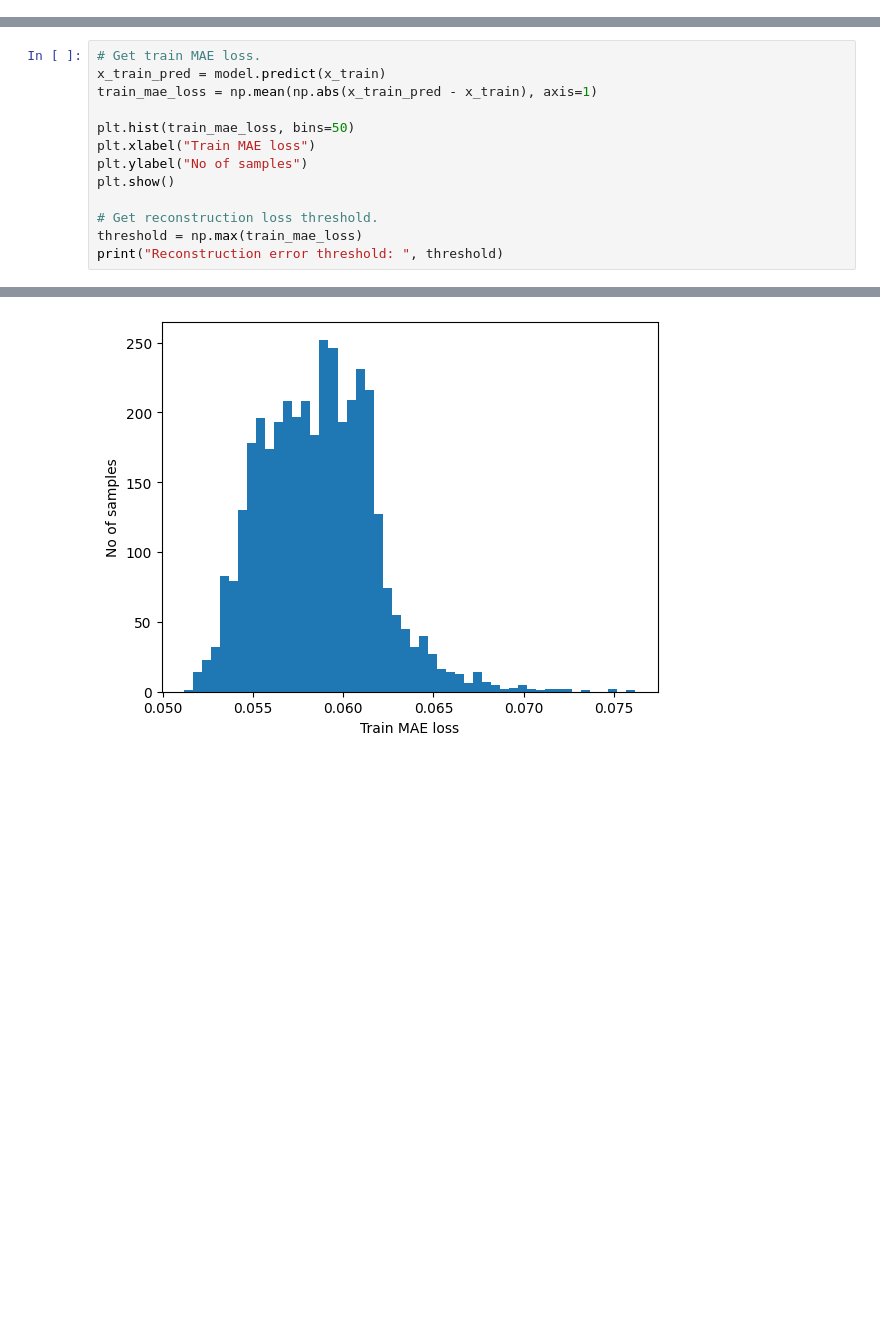
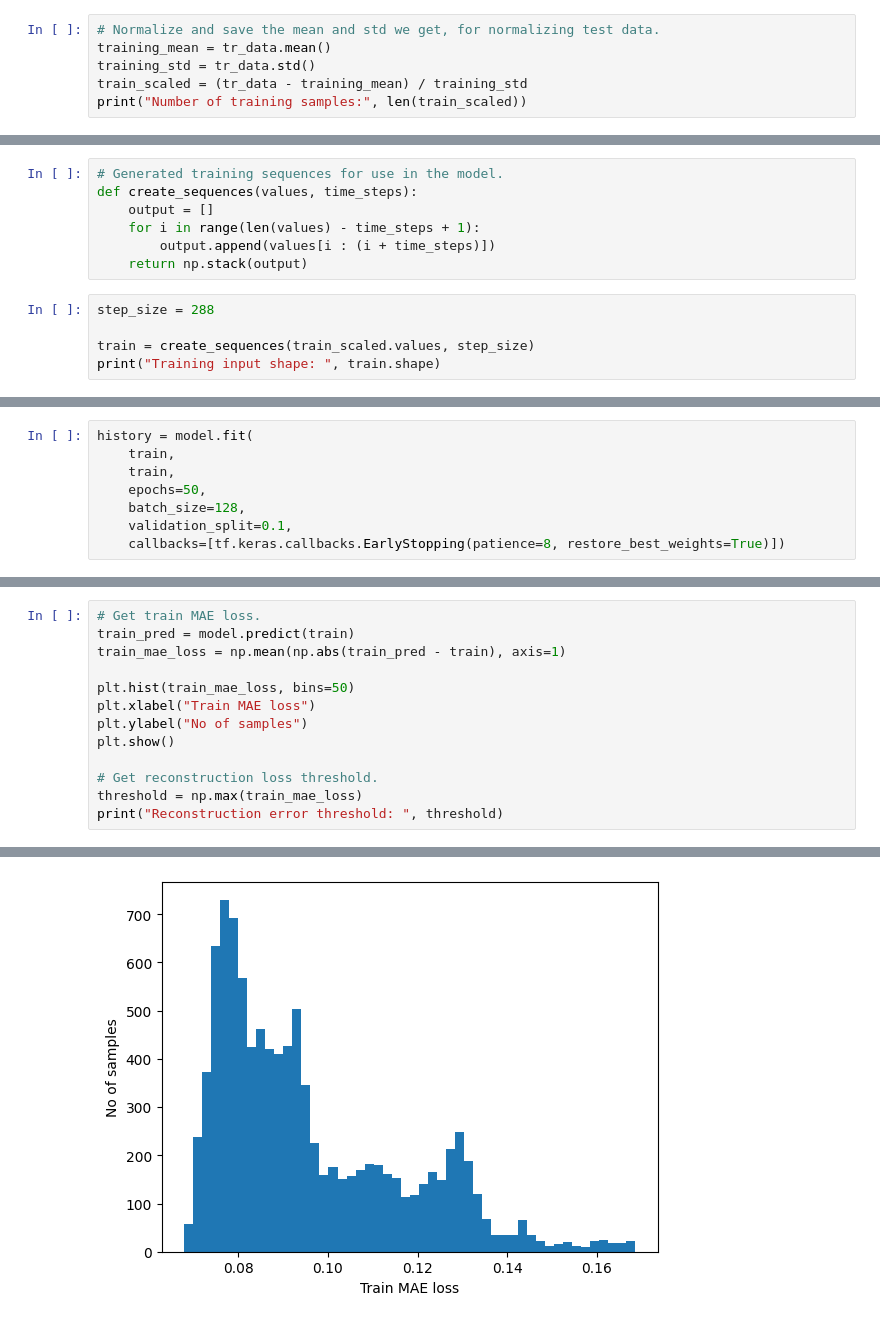
Before and after one commit to anjalianand10/VariationalAutoencodersForAnomalyDetection, a Jupyter notebook: window.ipynb, the cells around one changed output, grey strips where cells are left out. Drawn from its saved outputs; the diff is of its cells as text; blank space fills up the shorter version.

```diff
--- a/window.ipynb
+++ b/window.ipynb
@@ -254,0 +51,6 @@ Let's plot training and validation loss to see how the training went.
+# %%
+# Normalize and save the mean and std we get, for normalizing test data.
+training_mean = tr_data.mean()
+training_std = tr_data.std()
+train_scaled = (tr_data - training_mean) / training_std
+print("Number of training samples:", len(train_scaled))
@@ -254,0 +61,12 @@ Let's plot training and validation loss to see how the training went.
+# %%
+# Generated training sequences for use in the model.
+def create_sequences(values, time_steps):
+    output = []
+    for i in range(len(values) - time_steps + 1):
+        output.append(values[i : (i + time_steps)])
+    return np.stack(output)
+# %%
+step_size = 288
+
+train = create_sequences(train_scaled.values, step_size)
+print("Training input shape: ", train.shape)
@@ -254,0 +164,8 @@ Let's plot training and validation loss to see how the training went.
+# %%
+history = model.fit(
+    train,
+    train,
+    epochs=50,
+    batch_size=128,
+    validation_split=0.1,
+    callbacks=[tf.keras.callbacks.EarlyStopping(patience=8, restore_best_weights=True)])
@@ -276,7 +197,7 @@ familiar with. We will label this sample as an `anomaly`.
 # %%
 # Get train MAE loss.
-x_train_pred = model.predict(x_train)
-train_mae_loss = np.mean(np.abs(x_train_pred - x_train), axis=1)
+train_pred = model.predict(train)
+train_mae_loss = np.mean(np.abs(train_pred - train), axis=1)
 
 plt.hist(train_mae_loss, bins=50)
 plt.xlabel("Train MAE loss")
@@ -291 +212 @@ print("Reconstruction error threshold: ", threshold)
-[figure, old version]
+[figure, new version]
```
Also changed, not shown: parts of 51 cells of this notebook.
